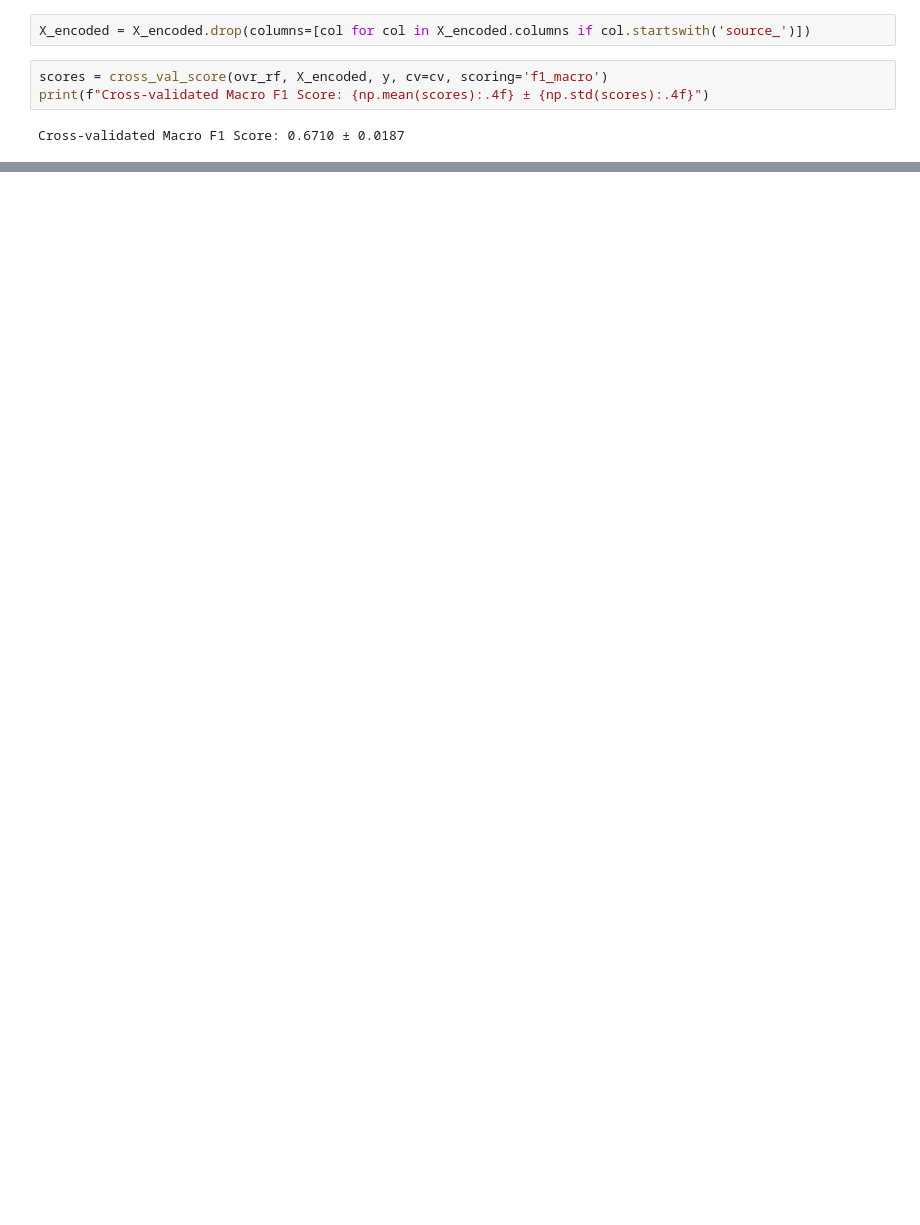
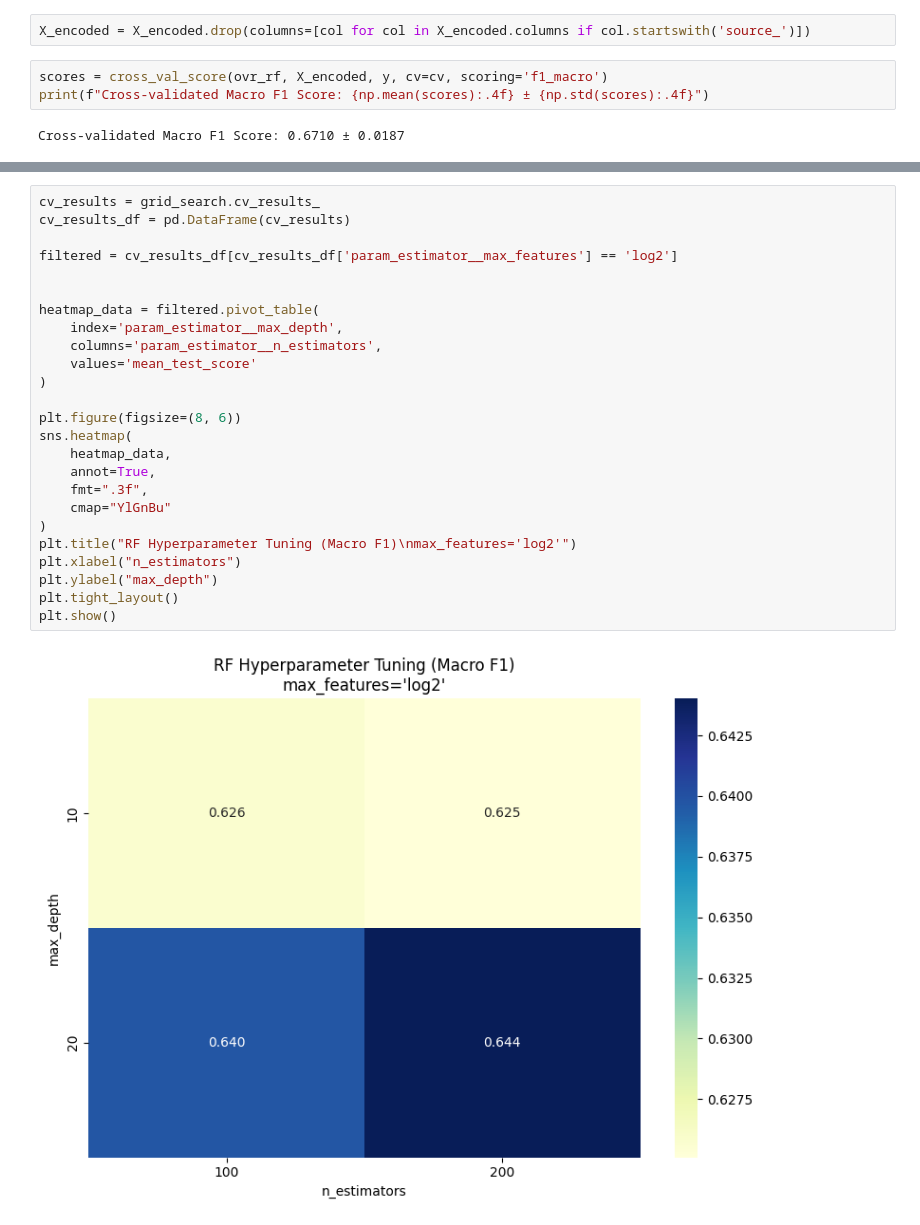
Before and after one commit to pen-m/milestone-mythology, a Jupyter notebook: notebooks/1_v_rest_rf.ipynb, the cells around one changed output, grey strips where cells are left out. Drawn from its saved outputs; the diff is of its cells as text; blank space fills up the shorter version.

```diff
--- a/notebooks/1_v_rest_rf.ipynb
+++ b/notebooks/1_v_rest_rf.ipynb
@@ -240,0 +235,27 @@ for idx, estimator in enumerate(ovr_rf.estimators_):
+# %%
+cv_results = grid_search.cv_results_
+cv_results_df = pd.DataFrame(cv_results)
+
+filtered = cv_results_df[cv_results_df['param_estimator__max_features'] == 'log2']
+
+
+heatmap_data = filtered.pivot_table(
+    index='param_estimator__max_depth',
+    columns='param_estimator__n_estimators',
+    values='mean_test_score'
+)
+
+plt.figure(figsize=(8, 6))
+sns.heatmap(
+    heatmap_data,
+    annot=True,
+    fmt=".3f",
+    cmap="YlGnBu"
+)
+plt.title("RF Hyperparameter Tuning (Macro F1)\nmax_features='log2'")
+plt.xlabel("n_estimators")
+plt.ylabel("max_depth")
+plt.tight_layout()
+plt.show()
+# %% [output]
+[figure, added]
```
Also changed, not shown: parts of 13 cells of this notebook, 19 other files.
